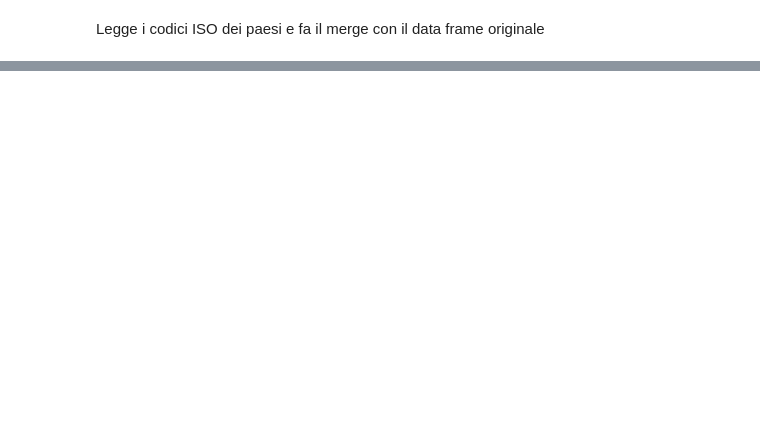
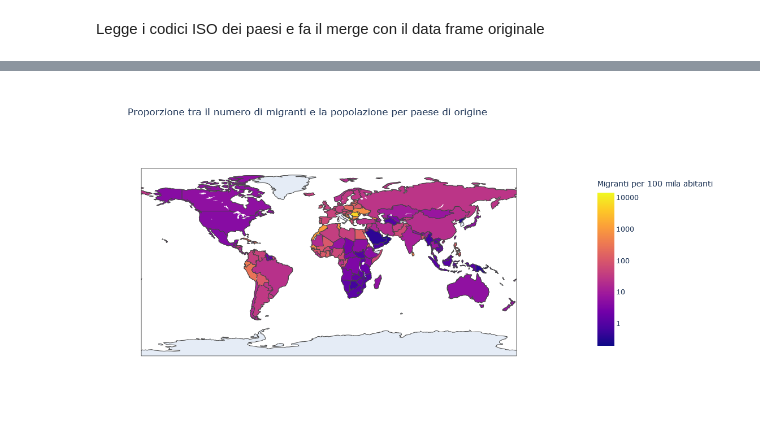
Before and after one commit to nfmmendes/stranieri-in-italia, a Jupyter notebook: Stranieri in italia.ipynb, the cells around one changed output, grey strips where cells are left out. Drawn from its saved outputs; the diff is of its cells as text; code cells hidden in the pictures; blank space fills up the shorter version.

Commit message:
Add migrants by 100k habs map

```diff
--- a/Stranieri in italia.ipynb
+++ b/Stranieri in italia.ipynb
@@ -411,0 +413,10 @@ fig.show()
+# %%
+df_popolazione = pd.read_csv("data-popolazione.csv", delimiter=";")
+df_popolazione = df_popolazione.map(lambda x: x.strip() if isinstance(x, str) else x)
+df_join_popolazione = df_popolazione.join(df.set_index("Paese"), on="Paese")
+df_join_popolazione["Migranti per 100 mila abitanti"] = 100_000*df_join_popolazione["Totale"]/df_join_popolazione["Popolazione"]
+df_join_popolazione = df_codes.join(df_join_popolazione.set_index("Paese"), on="Paese")
+pd.set_option('display.max_rows', df_join_popolazione.shape[0]+1)
+df_join_popolazione['Popolazione'] = df_join_popolazione['Popolazione'].astype(int, errors='ignore')
+df_join_popolazione = df_join_popolazione.sort_values(by='Migranti per 100 mila abitanti', ascending=False)
+display(df_join_popolazione)
@@ -411,0 +441,28 @@ fig.show()
+# %%
+fig = go.Figure(data=go.Choropleth(
+    locations=df_join_popolazione["Code"],
+    z= np.log10(df_join_popolazione['Migranti per 100 mila abitanti'].astype(float)),
+    colorscale=px.colors.sequential.Plasma,
+    autocolorscale=False,
+     hovertemplate ='<i>Migranti per 100 mila abitanti </i>:'+
+                     df_join_popolazione["Migranti per 100 mila abitanti"].map(lambda value: f"{value:.2f}") +
+                    '<br><b>Paesi</b>: %{x}<br>',
+    text= df_join_popolazione['Migranti per 100 mila abitanti'].astype(str) + '\n'  +df_join_popolazione['Paese'], # hover text
+    colorbar_title="Migranti per 100 mila abitanti",
+    colorbar=dict(len=0.75,
+                  x=1.2,
+                  tickvals=[0, 1, 2, 3, 4, 4.30103],
+                  ticktext=['1', '10', '100', '1000', '10000', '20000']
+                  )
+))
+
+fig.update_yaxes(type="log")
+
+fig.update_layout(showlegend=True,
+                  title_text='Proporzione tra il numero di migranti e la popolazione per paese di origine',
+                  height=600,
+                  width=1200)
+
+fig.show()
+# %% [output]
+[figure, added]
```
Also changed, not shown: parts of 3 cells of this notebook.
